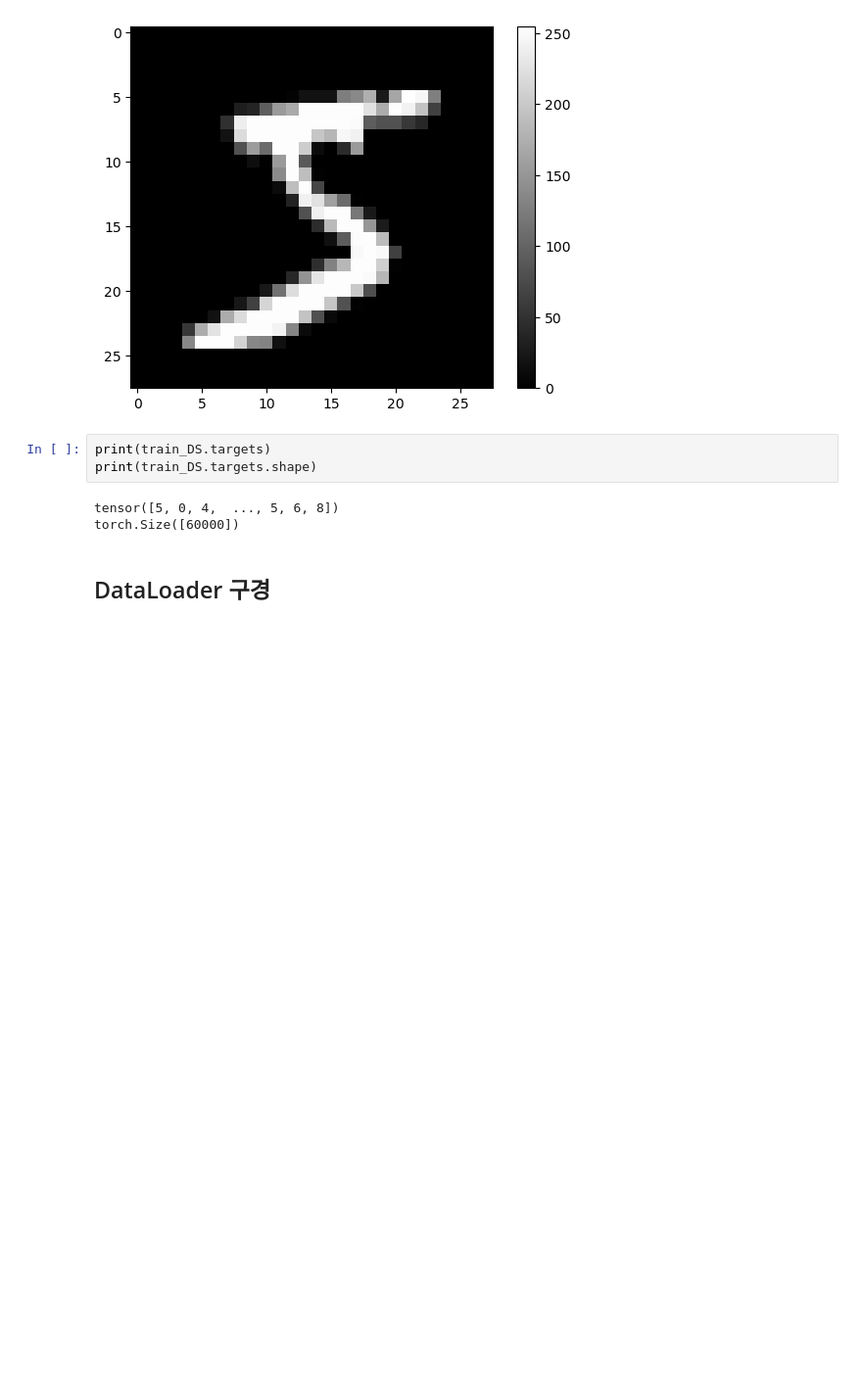
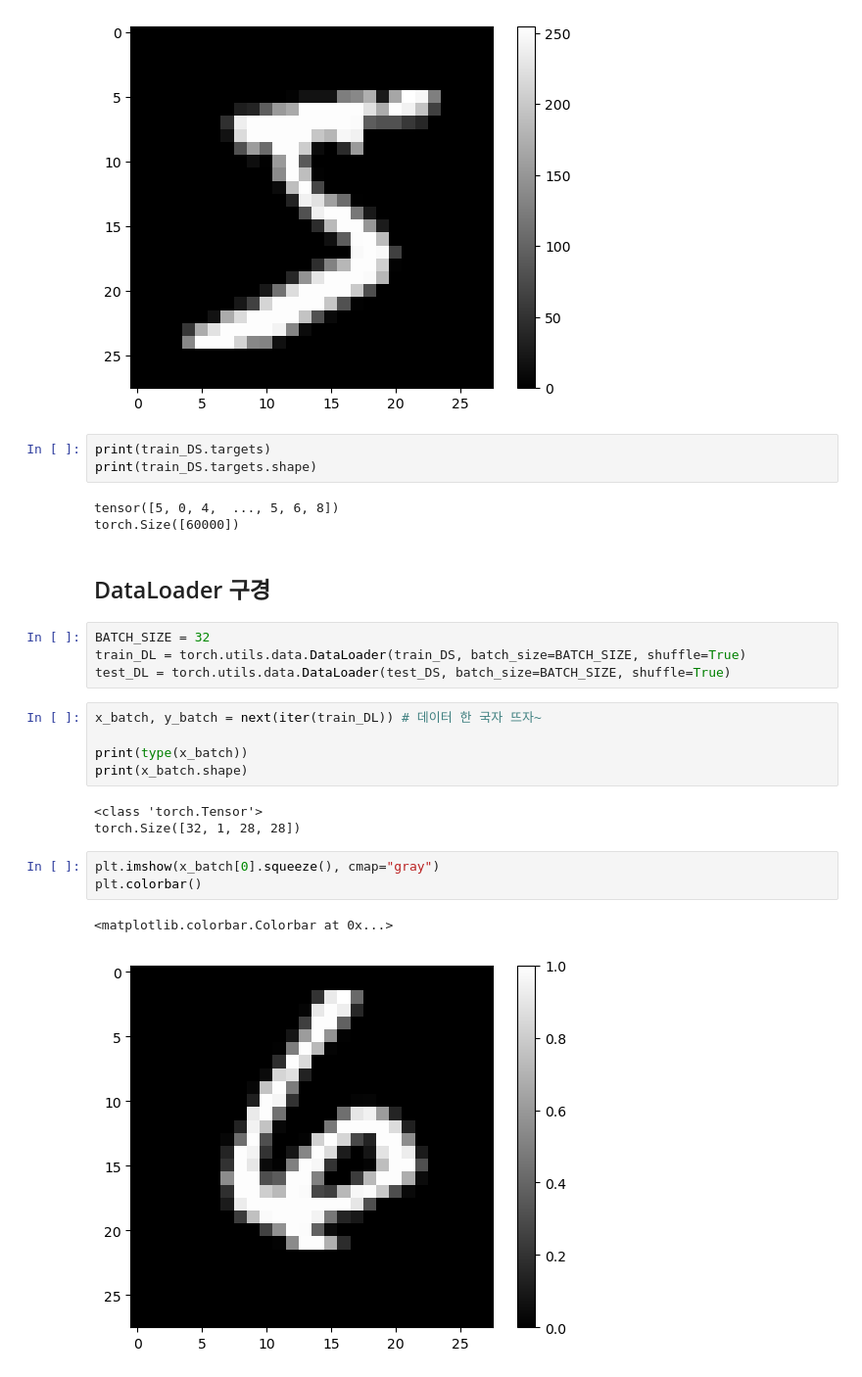
Before and after one commit to ddanghyni/DL_STUDY_HISTORY, a Jupyter notebook: Pytorch_basic/Multiclass_classification.ipynb, the cells around one changed output. Shown at 98% size. Cells and saved outputs as stored; diff of their text form; blank space fills up the shorter version.

```diff
--- a/Pytorch_basic/Multiclass_classification.ipynb
+++ b/Pytorch_basic/Multiclass_classification.ipynb
@@ -91,3 +106,21 @@ tensor([5, 0, 4,  ..., 5, 6, 8])
 torch.Size([60000])
 # %% [markdown]
 ## DataLoader 구경
+# %%
+BATCH_SIZE = 32
+train_DL = torch.utils.data.DataLoader(train_DS, batch_size=BATCH_SIZE, shuffle=True)
+test_DL = torch.utils.data.DataLoader(test_DS, batch_size=BATCH_SIZE, shuffle=True)
+# %%
+x_batch, y_batch = next(iter(train_DL)) # 데이터 한 국자 뜨자~
+
+print(type(x_batch))
+print(x_batch.shape)
+# %% [output]
+<class 'torch.Tensor'>
+torch.Size([32, 1, 28, 28])
+# %%
+plt.imshow(x_batch[0].squeeze(), cmap="gray")
+plt.colorbar()
+# %% [output]
+<matplotlib.colorbar.Colorbar at 0x...>
+[figure, added]
```
Also changed, not shown: parts of 9 cells of this notebook.
